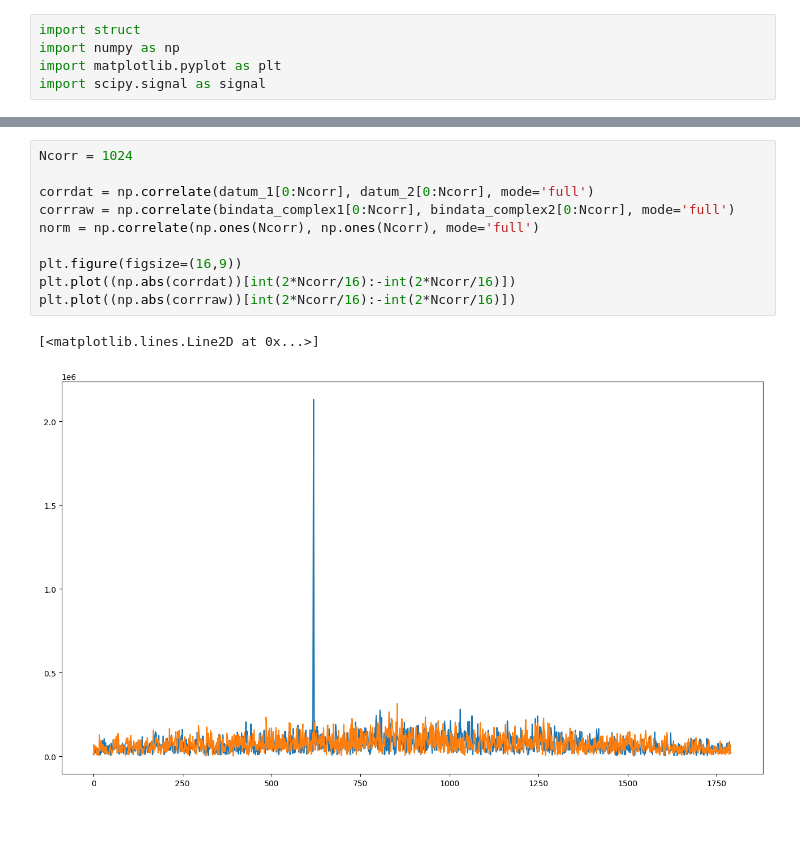
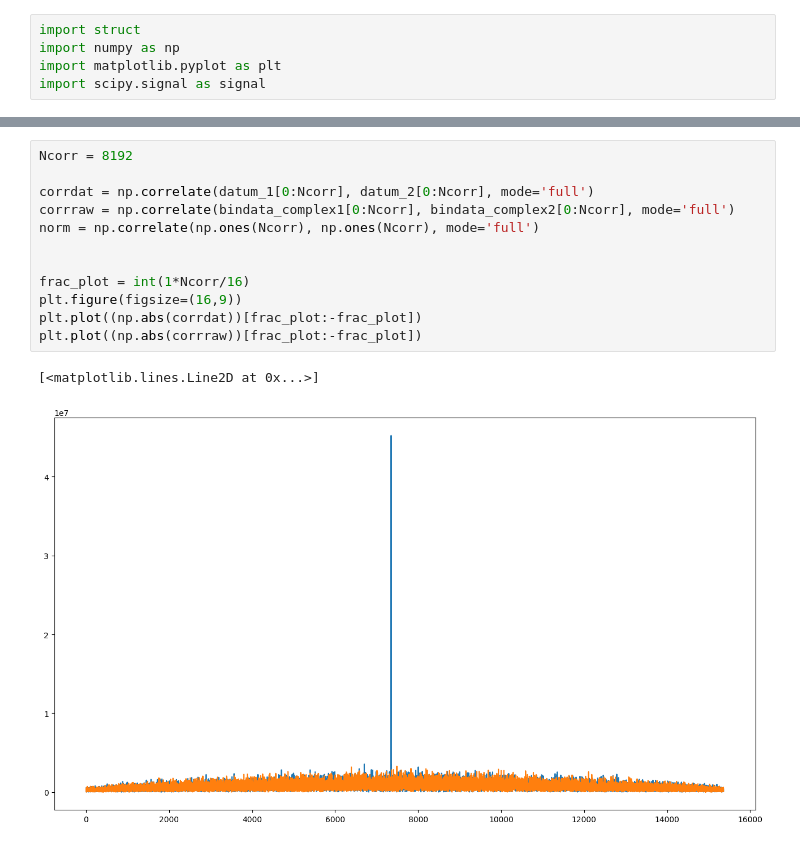
Before and after one commit to VU3VWB/rtlsdr_codes, a Jupyter notebook: sdr_correlator/Read_binarydata_FFT_correlate.ipynb, the cells around one changed output, grey strips where cells are left out. Drawn from its saved outputs; the diff is of its cells as text.

```diff
--- a/sdr_correlator/Read_binarydata_FFT_correlate.ipynb
+++ b/sdr_correlator/Read_binarydata_FFT_correlate.ipynb
@@ -106,13 +119,15 @@ plt.plot(np.imag(datum_2[0:100]))
 # %%
-Ncorr = 1024
+Ncorr = 8192
 
 corrdat = np.correlate(datum_1[0:Ncorr], datum_2[0:Ncorr], mode='full')
 corrraw = np.correlate(bindata_complex1[0:Ncorr], bindata_complex2[0:Ncorr], mode='full')
 norm = np.correlate(np.ones(Ncorr), np.ones(Ncorr), mode='full')
 
+
+frac_plot = int(1*Ncorr/16)
 plt.figure(figsize=(16,9))
-plt.plot((np.abs(corrdat))[int(2*Ncorr/16):-int(2*Ncorr/16)])
-plt.plot((np.abs(corrraw))[int(2*Ncorr/16):-int(2*Ncorr/16)])
+plt.plot((np.abs(corrdat))[frac_plot:-frac_plot])
+plt.plot((np.abs(corrraw))[frac_plot:-frac_plot])
 # %% [output]
 [<matplotlib.lines.Line2D at 0x...>]
-[figure, old version]
+[figure, new version]
```
Also changed, not shown: parts of 9 cells of this notebook, 3 other files.
